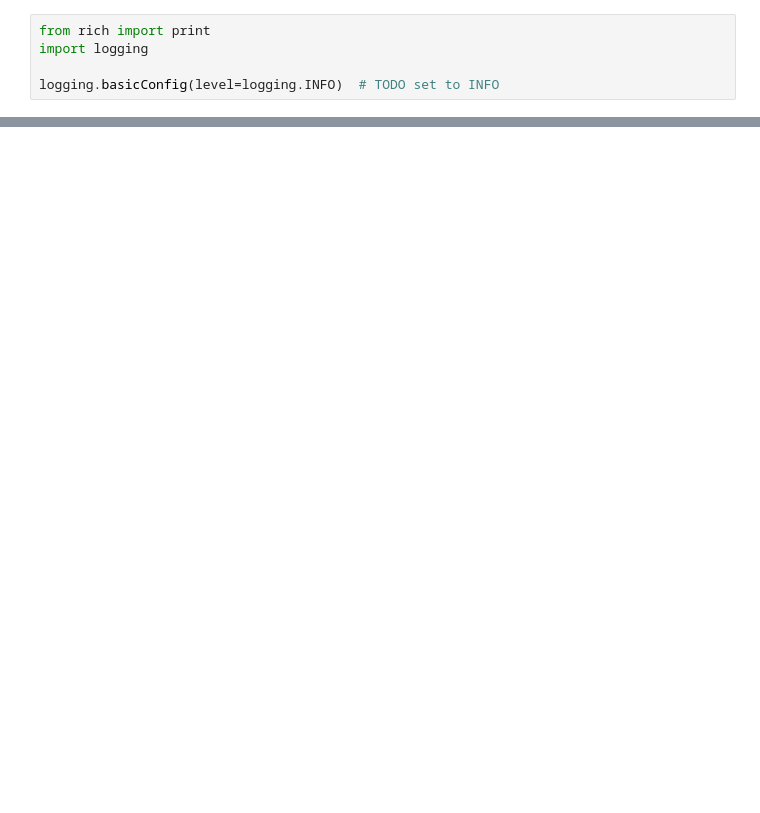
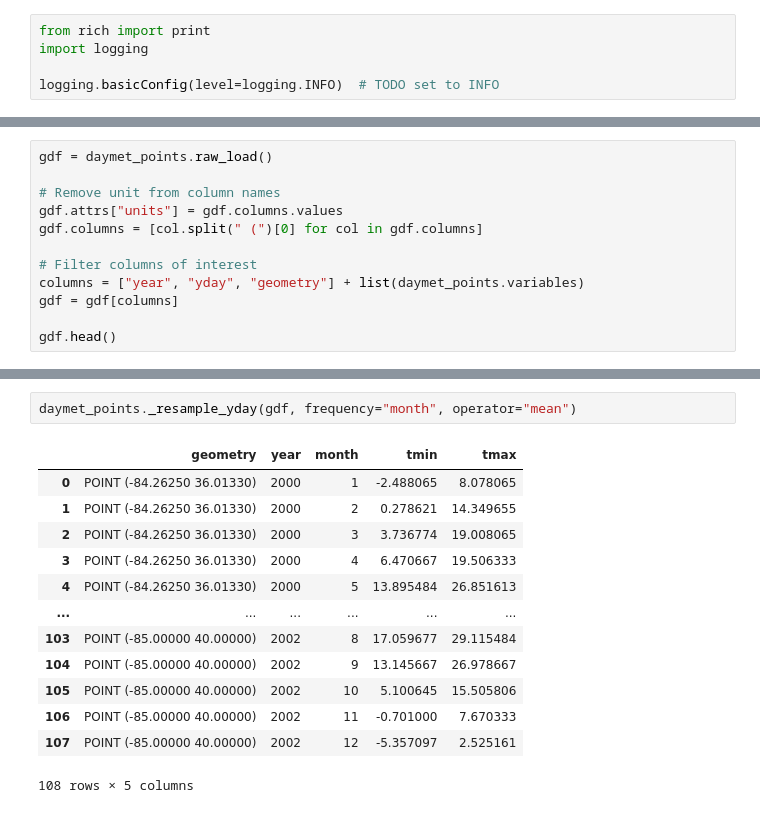
Before and after one commit to phenology/springtime, a Jupyter notebook: docs/user_guide/datasets/daymet.ipynb, the cells around one changed output, grey strips where cells are left out. Cells and saved outputs as stored; diff of their text form; blank space fills up the shorter version.

```diff
--- a/docs/user_guide/datasets/daymet.ipynb
+++ b/docs/user_guide/datasets/daymet.ipynb
@@ -35,0 +69,12 @@ df
+# %%
+gdf = daymet_points.raw_load()
+
+# Remove unit from column names
+gdf.attrs["units"] = gdf.columns.values
+gdf.columns = [col.split(" (")[0] for col in gdf.columns]
+
+# Filter columns of interest
+columns = ["year", "yday", "geometry"] + list(daymet_points.variables)
+gdf = gdf[columns]
+
+gdf.head()
@@ -35,0 +96,16 @@ df
+# %%
+daymet_points._resample_yday(gdf, frequency="month", operator="mean")
+# %% [output]
+|  | geometry | year | month | tmin | tmax |
+| 0 | POINT (-84.26250 36.01330) | 2000 | 1 | -2.488065 | 8.078065 |
+| 1 | POINT (-84.26250 36.01330) | 2000 | 2 | 0.278621 | 14.349655 |
+| 2 | POINT (-84.26250 36.01330) | 2000 | 3 | 3.736774 | 19.008065 |
+| 3 | POINT (-84.26250 36.01330) | 2000 | 4 | 6.470667 | 19.506333 |
+| 4 | POINT (-84.26250 36.01330) | 2000 | 5 | 13.895484 | 26.851613 |
+| ... | ... | ... | ... | ... | ... |
+| 103 | POINT (-85.00000 40.00000) | 2002 | 8 | 17.059677 | 29.115484 |
+| 104 | POINT (-85.00000 40.00000) | 2002 | 9 | 13.145667 | 26.978667 |
+| 105 | POINT (-85.00000 40.00000) | 2002 | 10 | 5.100645 | 15.505806 |
+| 106 | POINT (-85.00000 40.00000) | 2002 | 11 | -0.701000 | 7.670333 |
+| 107 | POINT (-85.00000 40.00000) | 2002 | 12 | -5.357097 | 2.525161 |
+108 rows × 5 columns
```
Also changed, not shown: parts of 24 cells of this notebook, 4 other files.
